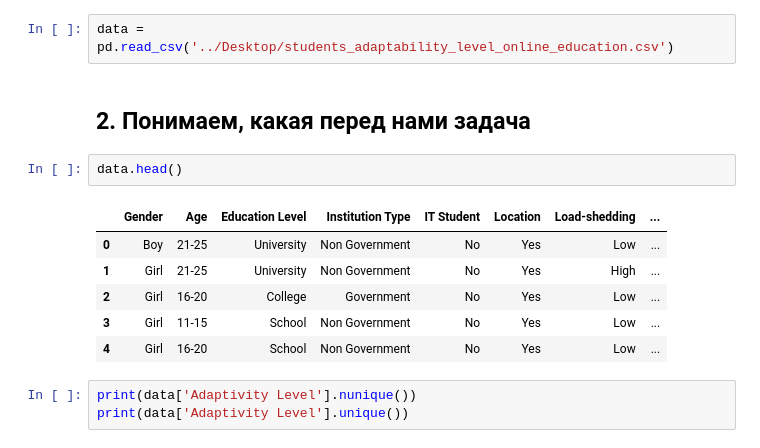
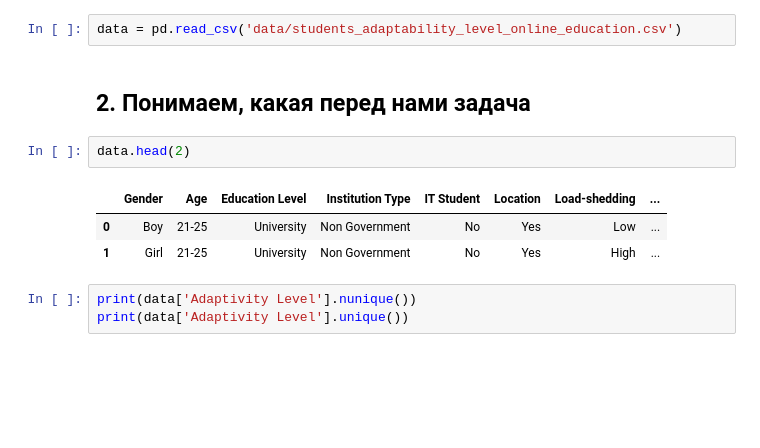
Before and after one commit to cvvup/Introduction-to-AI, a Jupyter notebook: src/lab3.ipynb, the cells around one changed output. Drawn from its saved outputs; the diff is of its cells as text; blank space fills up the shorter version.

```diff
--- a/src/lab3.ipynb
+++ b/src/lab3.ipynb
@@ -53,18 +53,15 @@ from sklearn.metrics import roc_curve, auc
 from sklearn.preprocessing import label_binarize
 import matplotlib.pyplot as plt
 # %%
-data = pd.read_csv('../Desktop/students_adaptability_level_online_education.csv')
+data = pd.read_csv('data/students_adaptability_level_online_education.csv')
 # %% [markdown]
 ## 2. Понимаем, какая перед нами задача
 # %%
-data.head()
+data.head(2)
 # %% [output]
 |  | Gender | Age | Education Level | Institution Type | IT Student | Location | Load-shedding | ... |
 | 0 | Boy | 21-25 | University | Non Government | No | Yes | Low | ... |
 | 1 | Girl | 21-25 | University | Non Government | No | Yes | High | ... |
-| 2 | Girl | 16-20 | College | Government | No | Yes | Low | ... |
-| 3 | Girl | 11-15 | School | Non Government | No | Yes | Low | ... |
-| 4 | Girl | 16-20 | School | Non Government | No | Yes | Low | ... |
 # %%
 print(data['Adaptivity Level'].nunique())
 print(data['Adaptivity Level'].unique())
```
Also changed, not shown: parts of 16 cells of this notebook.
